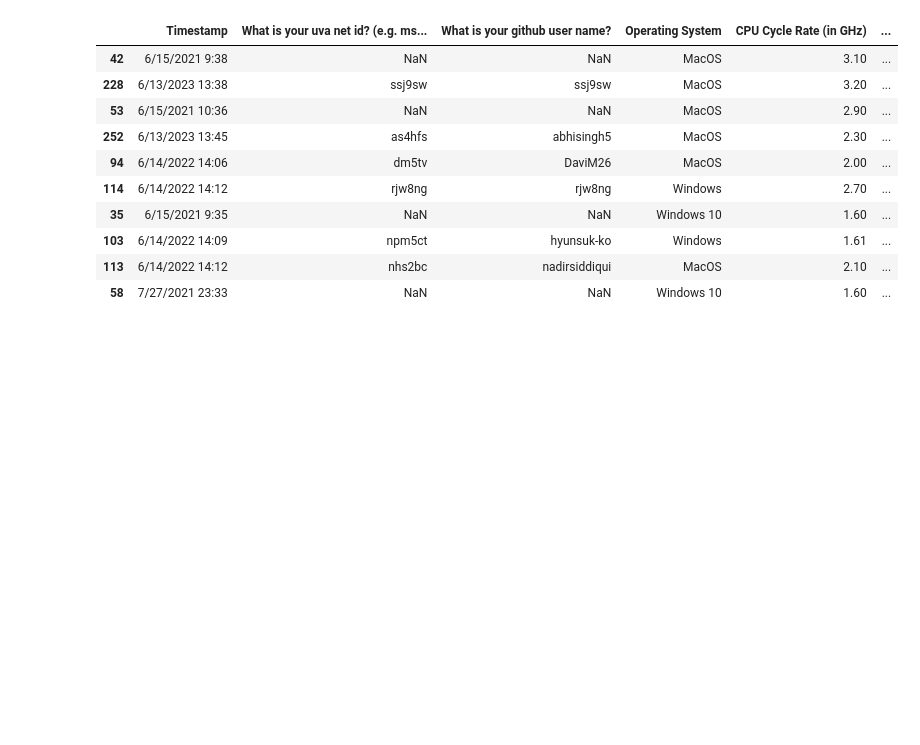
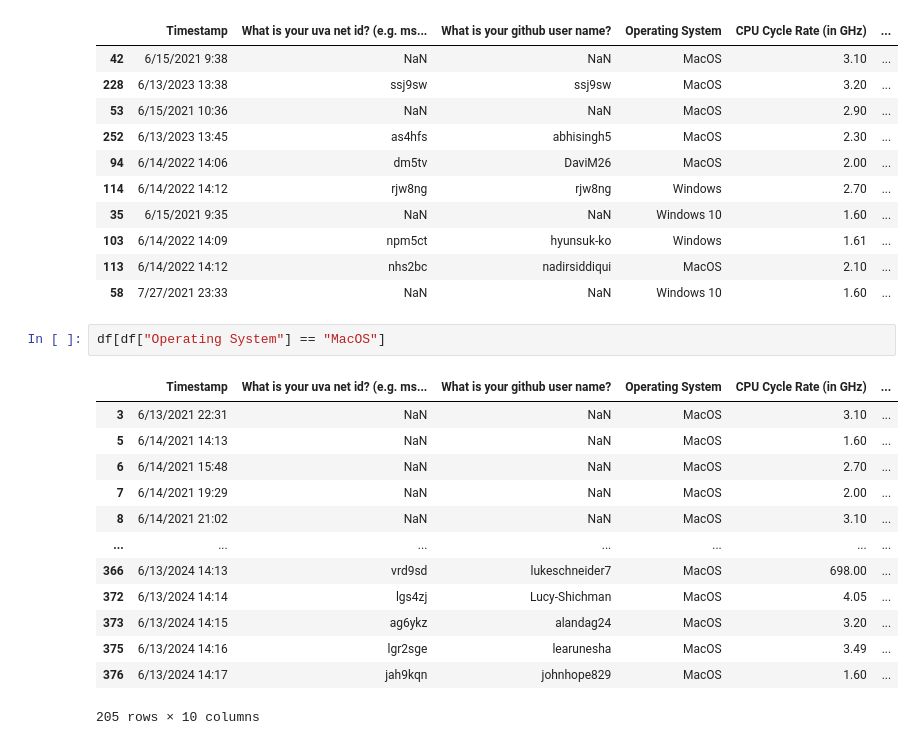
Before and after one commit to Dorukozar/MSDS-Technical-Orientation, a Jupyter notebook: pythonBadge/problem6.ipynb, the cells around one changed output. Drawn from its saved outputs; the diff is of its cells as text; blank space fills up the shorter version.

```diff
--- a/pythonBadge/problem6.ipynb
+++ b/pythonBadge/problem6.ipynb
@@ -20,3 +21,19 @@ df.sample(10)
 | 103 | 6/14/2022 14:09 | npm5ct | hyunsuk-ko | Windows | 1.61 | ... |
 | 113 | 6/14/2022 14:12 | nhs2bc | nadirsiddiqui | MacOS | 2.10 | ... |
 | 58 | 7/27/2021 23:33 | NaN | NaN | Windows 10 | 1.60 | ... |
+# %%
+df[df["Operating System"] == "MacOS"]
+# %% [output]
+|  | Timestamp | What is your uva net id? (e.g. ms... | What is your github user name? | Operating System | CPU Cycle Rate (in GHz) | ... |
+| 3 | 6/13/2021 22:31 | NaN | NaN | MacOS | 3.10 | ... |
+| 5 | 6/14/2021 14:13 | NaN | NaN | MacOS | 1.60 | ... |
+| 6 | 6/14/2021 15:48 | NaN | NaN | MacOS | 2.70 | ... |
+| 7 | 6/14/2021 19:29 | NaN | NaN | MacOS | 2.00 | ... |
+| 8 | 6/14/2021 21:02 | NaN | NaN | MacOS | 3.10 | ... |
+| ... | ... | ... | ... | ... | ... | ... |
+| 366 | 6/13/2024 14:13 | vrd9sd | lukeschneider7 | MacOS | 698.00 | ... |
+| 372 | 6/13/2024 14:14 | lgs4zj | Lucy-Shichman | MacOS | 4.05 | ... |
+| 373 | 6/13/2024 14:15 | ag6ykz | alandag24 | MacOS | 3.20 | ... |
+| 375 | 6/13/2024 14:16 | lgr2sge | learunesha | MacOS | 3.49 | ... |
+| 376 | 6/13/2024 14:17 | jah9kqn | johnhope829 | MacOS | 1.60 | ... |
+205 rows × 10 columns
```
Also changed, not shown: parts of 14 cells of this notebook.
